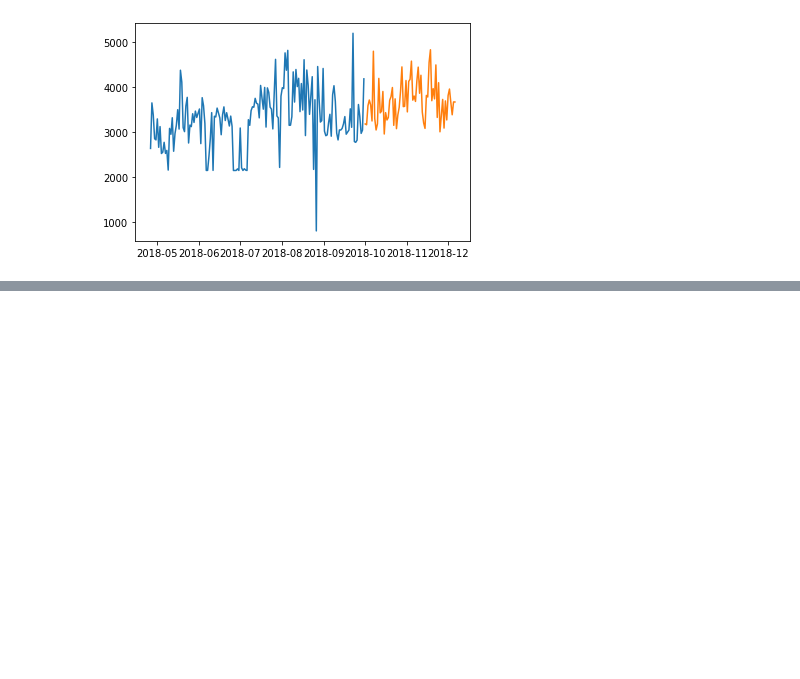
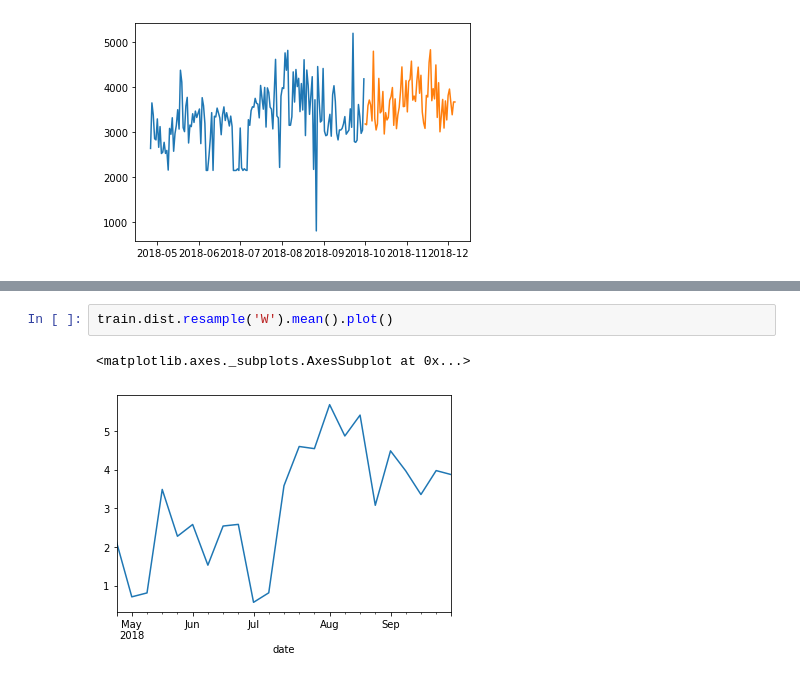
Before and after one commit to ThompsonBethany01/Its-About-Time-Series, a Jupyter notebook: Data_Summary.ipynb, the cells around one changed output, grey strips where cells are left out. Drawn from its saved outputs; the diff is of its cells as text; blank space fills up the shorter version.

```diff
--- a/Data_Summary.ipynb
+++ b/Data_Summary.ipynb
@@ -144,0 +157,5 @@ plt.plot(test.index, test.cals_burned)
+# %%
+train.dist.resample('W').mean().plot()
+# %% [output]
+<matplotlib.axes._subplots.AxesSubplot at 0x...>
+[figure, added]
```
Also changed, not shown: parts of 9 cells of this notebook.
